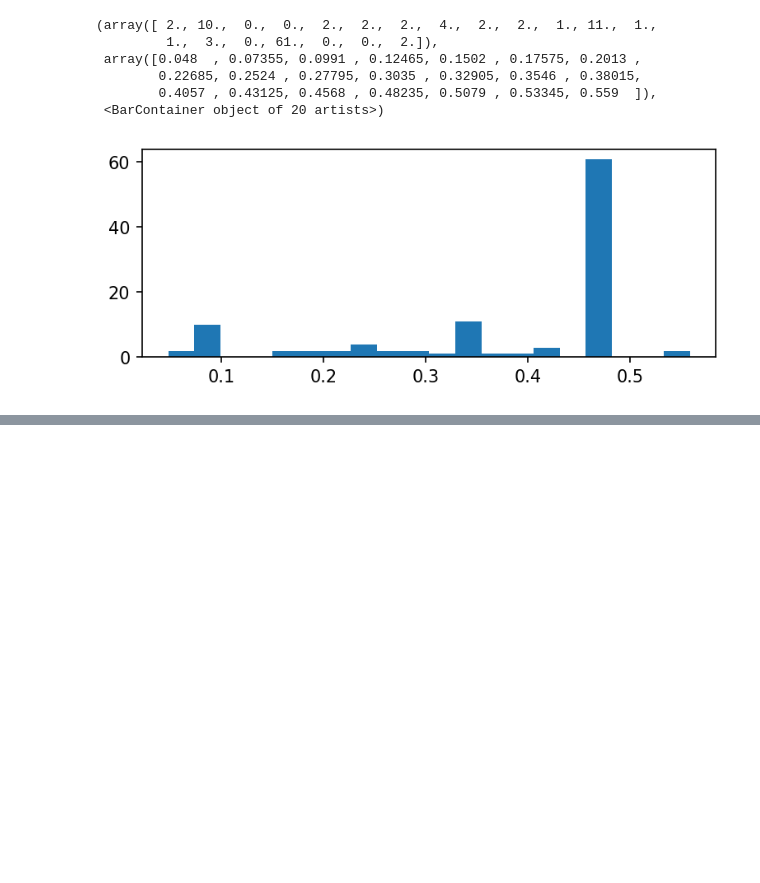
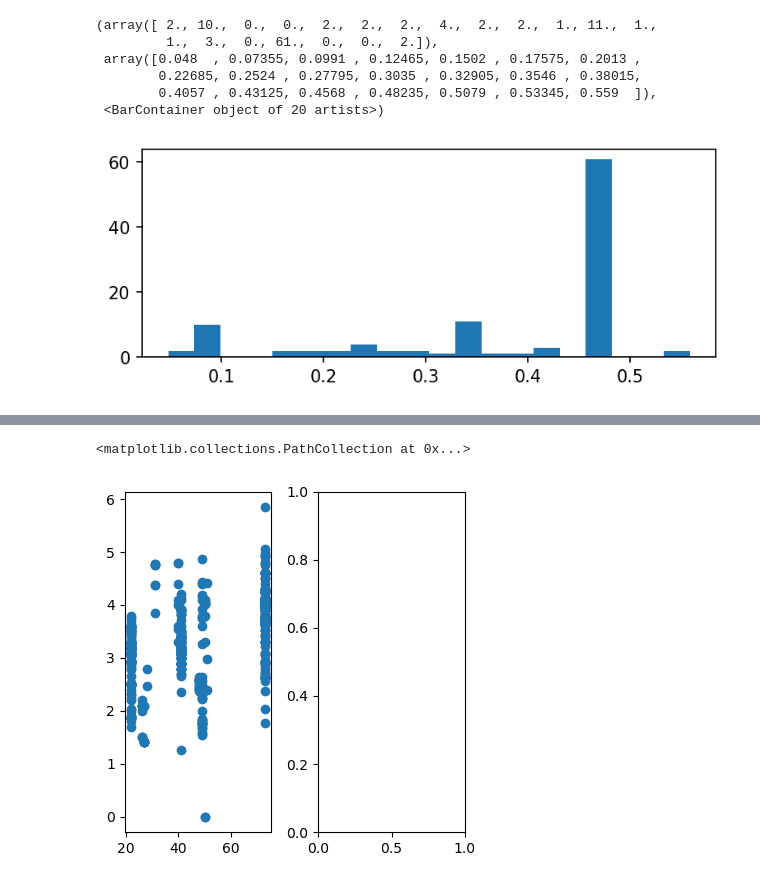
Before and after one commit to ShibataKenshin/Water_spliiting, a Jupyter notebook: water splitting perovskite.ipynb, the cells around one changed output, grey strips where cells are left out. Saved outputs shown, nothing was run; the diff lists cells and outputs as text; code cells hidden in the pictures; blank space fills up the shorter version.

```diff
--- a/water splitting perovskite.ipynb
+++ b/water splitting perovskite.ipynb
@@ -28,6 +28,7 @@ from sklearn import cluster, preprocessing, mixture
 #　データセット読み込み
 df = pd.read_csv('Perovskite_Water_Splitting_Dup.csv')
 df = df.rename(columns={'B1_mole': 'B1 mole'})
+df_per = pd.read_csv('periodictable.csv')
 #　列の取り出しかつ、nanを0に置き換え
 #df['CalcT'] = df['CalcT'].fillna(value = 0)
 
@@ -352,0 +401,40 @@ len(lis)
+# %%
+#######pairwise correlation　を作る
+#######原子と原子番号を対応させる
+df.corr()
+met_lis = list(set(list(df['A'].dropna()) + list(df['A1'].dropna()) + list(df['A2'].dropna())))
+met_lis
+atom_num_dic = {0:0}
+atom_num_dic
+
+#######原子と原子番号を対応させる
+(list(df_per.columns))
+df_atom_num = df_per.iloc[:,0:2]
+atom_num_dic[df_per.iloc[:,0][1]] = df_per.iloc[:,1][1]
+atom_num_dic
+for i in range(len(list(df_per.iloc[:,0]))):
+    atom_num_dic[df_per.iloc[:,0][i]] = df_per.iloc[:,1][i]
+atom_num_dic
+
+#######原子を原子番号で置き換えたい →原子番号の列を作る
+df = pd.read_csv('Perovskite_Water_Splitting_Dup.csv')
+df = df.rename(columns={'B1_mole': 'B1 mole'})
+col_name = list(df.columns)
+atom_num_dic[df.loc[1,'A']]
+
+col_dic = {"A":["A mole",'A\'s num'], "A1":["A1 mole",'A1\'s num'], "A2":["A2 mole",'A2\'s num'],
+           "B":["B mole",'B\'s num'], "B1":["B1 mole",'B1\'s num'], "B2":["B2 mole",'B2\'s num'],
+           "X":["X mole",'X\'s num'], "X1":["X1 mole",'X1\'s num'], }
+
+pairwise_columns_lis = list(df.columns)[1:9]
+pairwise_columns_lis.append('BandGap')
+
+
+df1 = df.loc[:,pairwise_columns_lis].fillna(value = 0)
+for columns in list(df.columns)[1:9]:
+    #print(columns)
+    df1.insert(col_name.index(columns)+1,
+              col_dic[columns][1],
+              [atom_num_dic[df1.loc[i,columns]] for i in range(540)])
+
+df1.corr()
@@ -352,0 +452,6 @@ len(lis)
+# %%
+fig, ax = plt.subplots(1, 2, figsize = (4,4), dpi = 100, tight_layout = True)
+ax[0].scatter(df1['B\'s num'],df1["BandGap"])
+# %% [output]
+<matplotlib.collections.PathCollection at 0x...>
+[figure, added]
```
Also changed, not shown: parts of 15 cells of this notebook.
